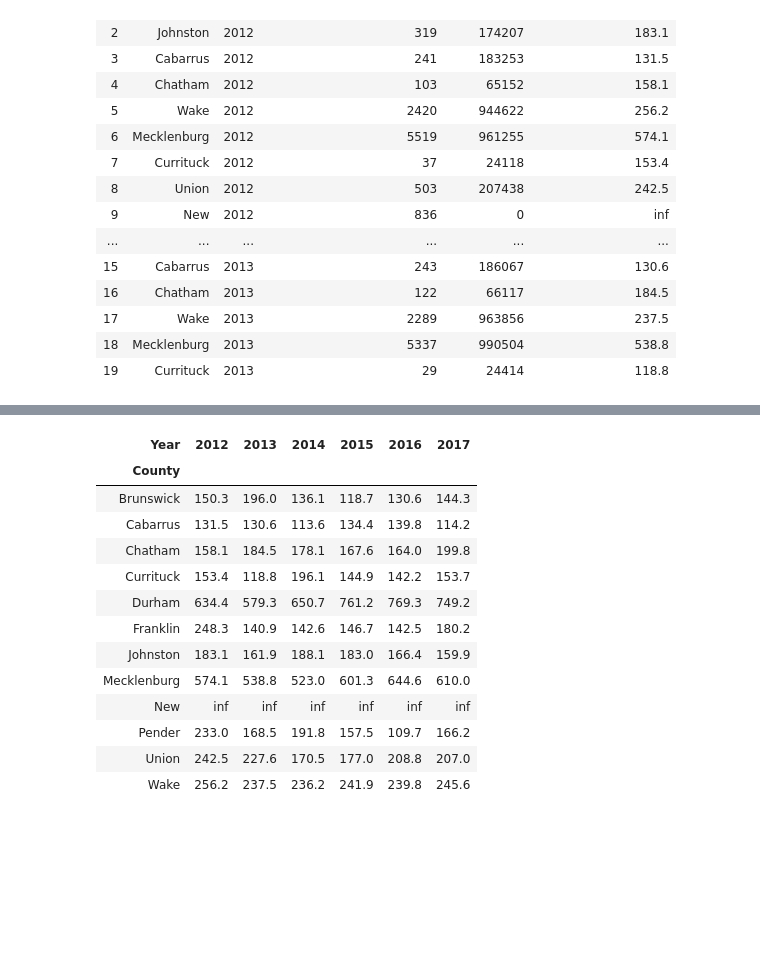
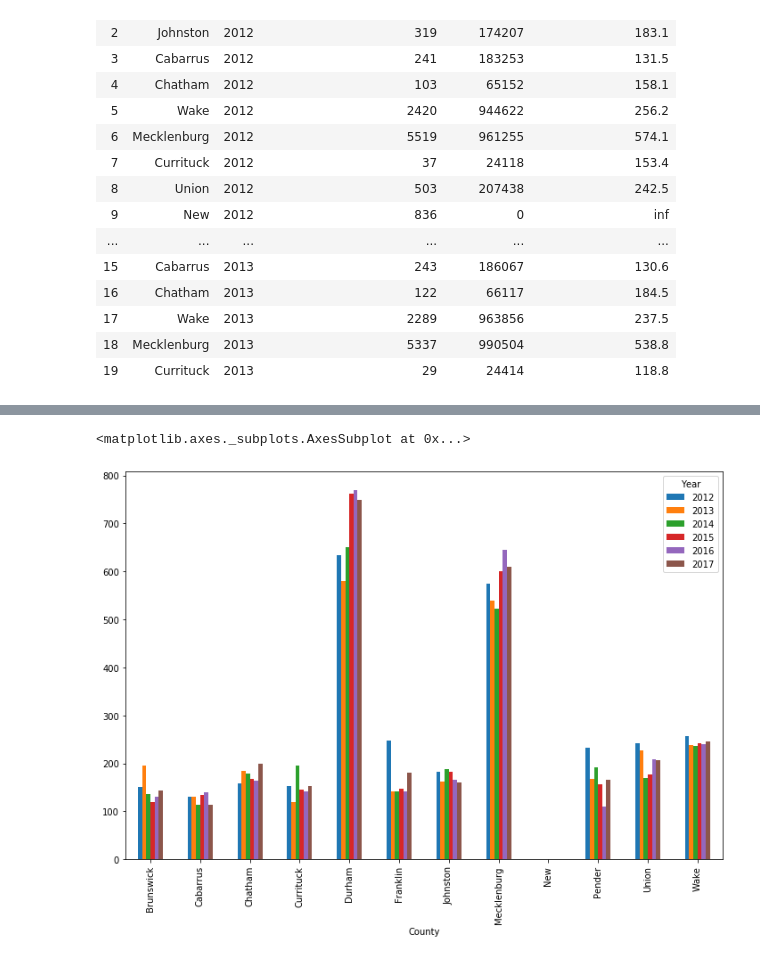
Before and after one commit to jasgarcia/NCGrowth, a Jupyter notebook: NC_County_Crime_V2.ipynb, the cells around one changed output, grey strips where cells are left out. Cells and saved outputs as stored; diff of their text form; code cells hidden in the pictures; blank space fills up the shorter version.

```diff
--- a/NC_County_Crime_V2.ipynb
+++ b/NC_County_Crime_V2.ipynb
@@ -228,20 +228,8 @@ plt.show()
 # %%
 #Create Pivot and Plot
 table2 = pd.pivot_table(ci_yr, index='County', columns = 'Year', values = 'Violent_Crime_Rate')
 table2.head(15)
-#table.plot.barh(figsize=(12,8))
+table2.plot.bar(figsize=(12,8))
 # %% [output]
-| Year | 2012 | 2013 | 2014 | 2015 | 2016 | 2017 |
-| County |  |  |  |  |  |  |
-| Brunswick | 150.3 | 196.0 | 136.1 | 118.7 | 130.6 | 144.3 |
-| Cabarrus | 131.5 | 130.6 | 113.6 | 134.4 | 139.8 | 114.2 |
-| Chatham | 158.1 | 184.5 | 178.1 | 167.6 | 164.0 | 199.8 |
-| Currituck | 153.4 | 118.8 | 196.1 | 144.9 | 142.2 | 153.7 |
-| Durham | 634.4 | 579.3 | 650.7 | 761.2 | 769.3 | 749.2 |
-| Franklin | 248.3 | 140.9 | 142.6 | 146.7 | 142.5 | 180.2 |
-| Johnston | 183.1 | 161.9 | 188.1 | 183.0 | 166.4 | 159.9 |
-| Mecklenburg | 574.1 | 538.8 | 523.0 | 601.3 | 644.6 | 610.0 |
-| New | inf | inf | inf | inf | inf | inf |
-| Pender | 233.0 | 168.5 | 191.8 | 157.5 | 109.7 | 166.2 |
-| Union | 242.5 | 227.6 | 170.5 | 177.0 | 208.8 | 207.0 |
-| Wake | 256.2 | 237.5 | 236.2 | 241.9 | 239.8 | 245.6 |
+<matplotlib.axes._subplots.AxesSubplot at 0x...>
+[figure, added]
```
Also changed, not shown: parts of 4 cells of this notebook, 1 other file.
